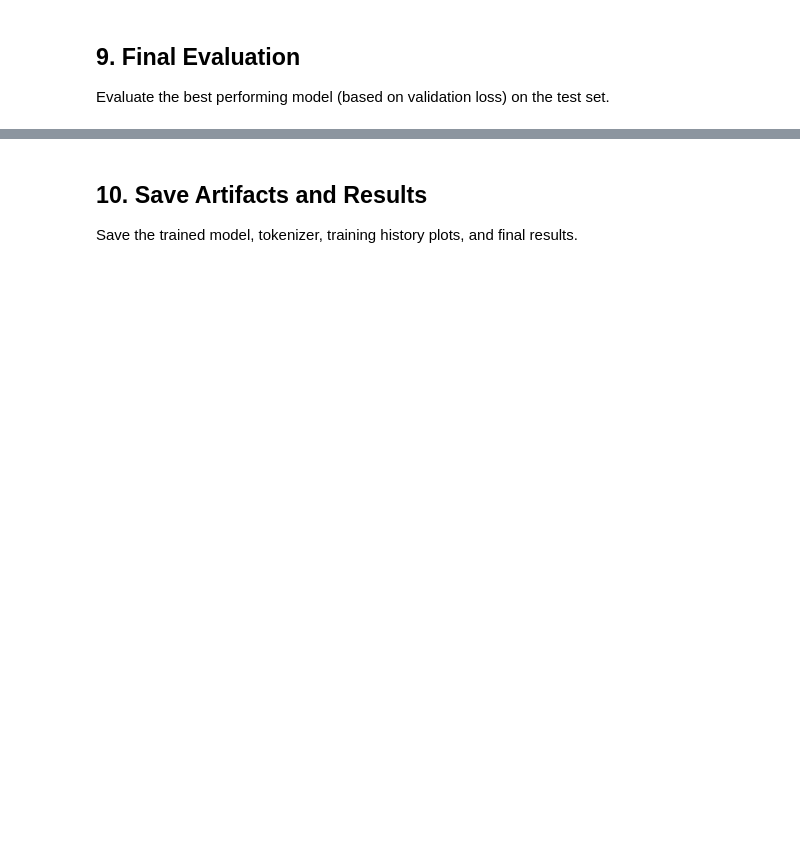
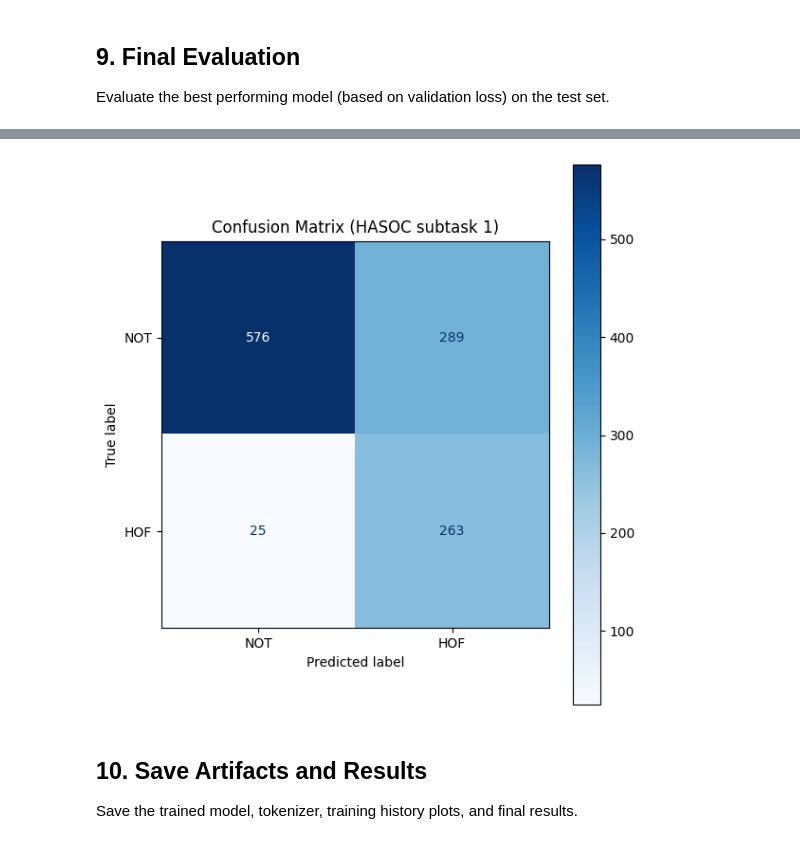
Before and after one commit to williamporomaa/D7047E_exercise_group_5, a Jupyter notebook: Project_folder/ProjectNLP_Hate_Speech_Detection_Group_5.ipynb, the cells around one changed output, grey strips where cells are left out. Saved outputs shown, nothing was run; the diff lists cells and outputs as text; code cells hidden in the pictures; blank space fills up the shorter version.

Commit message:
Managed to successfully train with HASOCData

```diff
--- a/Project_folder/ProjectNLP_Hate_Speech_Detection_Group_5.ipynb
+++ b/Project_folder/ProjectNLP_Hate_Speech_Detection_Group_5.ipynb
@@ -285,9 +287,3 @@ def load_data(file_path: str, sep: str = '\t') -> Optional[pd.DataFrame]:
             print(f"❌ Still failed: {e2}")
 
     return None
-
-# You can test on a small temp CSV/TSV if you like
-# e.g.
-DATA_DIR    = os.path.join(BASE_DIR, 'HASOCData')
-TRAIN_FILE  = os.path.join(DATA_DIR, 'english_dataset.tsv')
-df = load_data(TRAIN_FILE)
@@ -473,11 +478,11 @@ val_dataset = TextClassificationDataset(
     max_len=MAX_LEN
 )
 
-persistent_workers = True if torch.__version__ >= '1.7' and torch.cuda.is_available() else False
+# persistent_workers = True if torch.__version__ >= '1.7' and torch.cuda.is_available() else False
 train_loader = DataLoader(train_dataset, batch_size=BATCH_SIZE, shuffle=True,
-                          num_workers=2, persistent_workers=persistent_workers)
+                          num_workers=0,)
 val_loader   = DataLoader(val_dataset,   batch_size=BATCH_SIZE, shuffle=False,
-                          num_workers=2, persistent_workers=persistent_workers)
+                          num_workers=0)
 
 print(f"▶️ Train loader: {len(train_dataset)} samples")
 print(f"▶️ Val   loader: {len(val_dataset)} samples")
@@ -492,7 +497,7 @@ if df_test is not None and 'label' in df_test.columns and len(df_test) > 0:
         max_len=MAX_LEN
     )
     test_loader = DataLoader(test_dataset, batch_size=BATCH_SIZE, shuffle=False,
-                             num_workers=2, persistent_workers=persistent_workers)
+                             num_workers=0)
     print(f"▶️ Test  loader: {len(test_dataset)} samples")
 else:
     print("ℹ️ No labeled test set found → skipping test DataLoader")
@@ -846,6 +868,12 @@ Evaluate the best performing model (based on validation loss) on the test set.
 # --- Create test DataLoader or inference loader (unchanged) ---
 test_loader = None
 inference_only = False
+
+# Defaults in case we never run evaluation
+report = "No classification report available."
+cm     = []  # empty or [[ ]]
+test_loss = test_acc = test_f1 = test_precision = test_recall = 0.0
+
 
 if df_test is not None and len(df_test) > 0:
     has_labels = 'label' in df_test.columns
@@ -859,8 +887,7 @@ if df_test is not None and len(df_test) > 0:
         test_dataset,
         batch_size=BATCH_SIZE,
         shuffle=False,
-        num_workers=2,
-        persistent_workers=persistent_workers
+        num_workers=0
     )
     if has_labels:
         print(f"✔️ Built evaluation DataLoader for {len(test_dataset)} labeled test samples.")
@@ -880,45 +907,44 @@ elif not inference_only:
     # ----- EVALUATION WITH LABELS -----
     print("\nEvaluating on Test Set...")
     test_loss, test_acc, test_f1, test_precision, test_recall, test_labels, test_preds = eval_model(
-        model,
-        test_loader,
-        device,
-        len(test_dataset),
-        loss_fn
+        model, test_loader, device, len(test_dataset), loss_fn
     )
 
-    # Save predictions for subtask A
-    inv_label_map = {v:k for k,v in LABEL_MAP.items()}
-    out_df = pd.DataFrame({
-        'id':    df_test.get('id', range(len(test_labels))),
-        'label': test_labels,
-        'pred':  test_preds,
-        'pred_str': [inv_label_map[p] for p in test_preds]
-    })
-    out_path = os.path.join(OUTPUT_DIR, f'{DATASET_TYPE}_subtaskA_predictions.csv')
-    out_df.to_csv(out_path, index=False)
-    print(f"▶️ Predictions saved to {out_path}")
+    # Print metrics
+    print(f"Test Loss:      {test_loss:.4f}")
+    print(f"Test Accuracy:  {test_acc:.4f}")
+    print(f"Test F1-score:  {test_f1:.4f}")
+    print(f"Test Precision: {test_precision:.4f}")
+    print(f"Test Recall:    {test_recall:.4f}")
 
-    # --- NOW PRINT RESULTS WITHOUT OPENING THE CSV ---
-    print(f'\nTest Set Results:')
-    print(f'  Loss:      {test_loss:.4f}')
-    print(f'  Accuracy:  {test_acc:.4f}')
-    print(f'  F1-score:  {test_f1:.4f}')
-    print(f'  Precision: {test_precision:.4f}')
-    print(f'  Recall:    {test_recall:.4f}')
+    # Build a properly ordered list of (int) labels and their names
+    int_labels   = [v for _,v in sorted(LABEL_MAP.items(), key=lambda x: x[1])]
+    target_names = [k for k,_ in sorted(LABEL_MAP.items(), key=lambda x: x[1])]
 
-    target_names = [k for k,v in sorted(LABEL_MAP.items(), key=lambda x:x[1])]
-    print('\nClassification Report:')
-    print(classification_report(test_labels, test_preds,
-                                target_names=target_names,
-                                digits=4,
-                                zero_division=0))
+    report = classification_report(
+        y_true=test_labels,
+        y_pred=test_preds,
+        labels=int_labels,          # ensure we include every class
+        target_names=target_names,
+        digits=4,
+        zero_division=0
+    )
 
-    cm = confusion_matrix(test_labels, test_preds)
-    print('\nConfusion Matrix:')
-    print(cm)
+    print("\nClassification Report:")
+    print(report)
 
-    # (Optional: plotting code here…)
+    # Confusion matrix display & save
+    cm = confusion_matrix(test_labels, test_preds, labels=int_labels)
+    disp = ConfusionMatrixDisplay(cm, display_labels=target_names)
+    fig, ax = plt.subplots(figsize=(6,6))
+    disp.plot(ax=ax, cmap='Blues', values_format='d')
+    ax.set_title(f'Confusion Matrix ({DATASET_TYPE} subtask {SUBTASK.upper()})')
+    fig.tight_layout()
+
+    cm_path = os.path.join(OUTPUT_DIR, f'cm_{DATASET_TYPE}_{SUBTASK}.png')
+    fig.savefig(cm_path)
+    print(f"Saved confusion matrix to {cm_path}")
+
 
 elif inference_only:
     # ----- INFERENCE-ONLY, NO TRUE LABELS -----
@@ -947,6 +973,10 @@ elif inference_only:
     out_df.to_csv(out_path, index=False)
     print(f"▶️ Inference done. Saved predictions to {out_path}")
 
+    # No true labels → no report or confusion matrix
+    report = "Inference-only mode; no classification report."
+    cm     = []
+
     # How many examples to display
     n_display = 20
 
@@ -972,3 +1002,4 @@ elif inference_only:
 
     print("\nSample predictions (balanced across predicted classes):")
     print(sampled)
+# %% [output]
@@ -975,3 +1026,4 @@ elif inference_only:
+[figure, added]
 # %% [markdown]
 ## 10. Save Artifacts and Results
 
```
Also changed, not shown: parts of 16 cells of this notebook.
